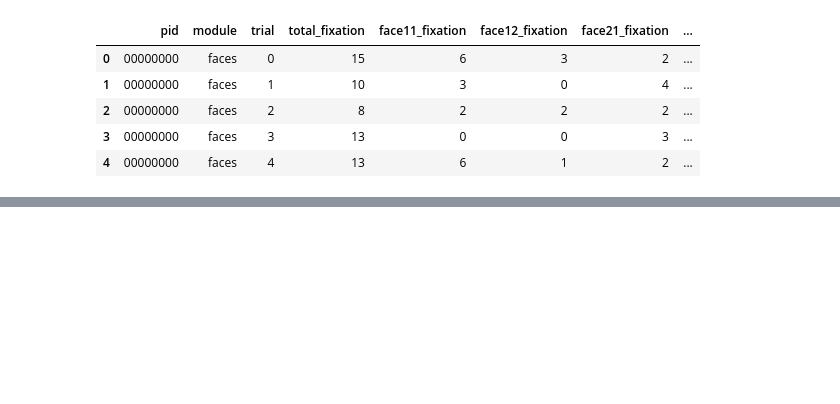
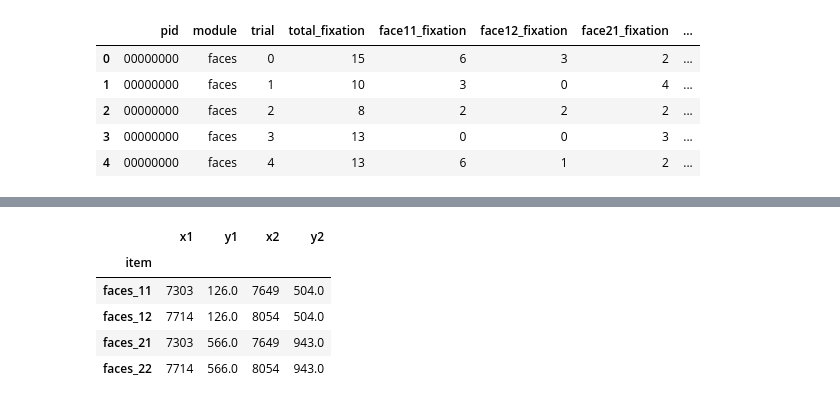
Before and after one commit to JunsangJasonPark/eye_movement_clf, a Jupyter notebook: new_main_function.ipynb, the cells around one changed output, grey strips where cells are left out. Cells and saved outputs as stored; diff of their text form; code cells hidden in the pictures; blank space fills up the shorter version.

```diff
--- a/new_main_function.ipynb
+++ b/new_main_function.ipynb
@@ -859,3 +939,12 @@ faces_emotion_sum_result.head()
 | fixation | 20 | 132 | 50 | 24 | 124 | 5 | 16 |
 | fixation_under1000 | 0 | 44 | 10 | 4 | 22 | 0 | 4 |
 | dwelltime | 7786.969179 | 47436.366045 | 23200.475337 | 9439.692557 | 48963.990071 | 1681.766685 | 6956.140105 |
+# %%
+faces_aoi
+# %% [output]
+|  | x1 | y1 | x2 | y2 |
+| item |  |  |  |  |
+| faces_11 | 7303 | 126.0 | 7649 | 504.0 |
+| faces_12 | 7714 | 126.0 | 8054 | 504.0 |
+| faces_21 | 7303 | 566.0 | 7649 | 943.0 |
+| faces_22 | 7714 | 566.0 | 8054 | 943.0 |
```
Also changed, not shown: parts of 8 cells of this notebook, 18 other files.
